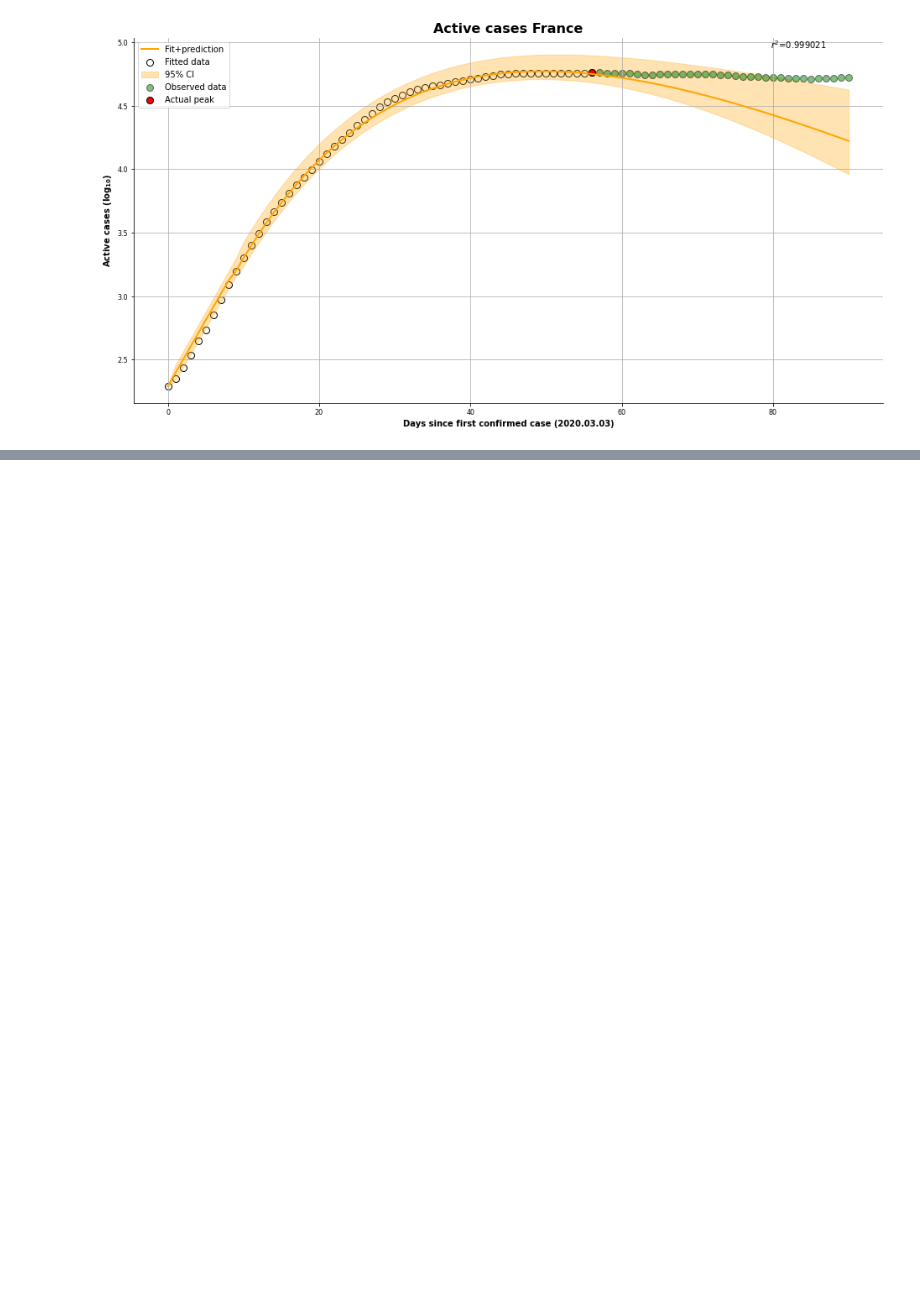
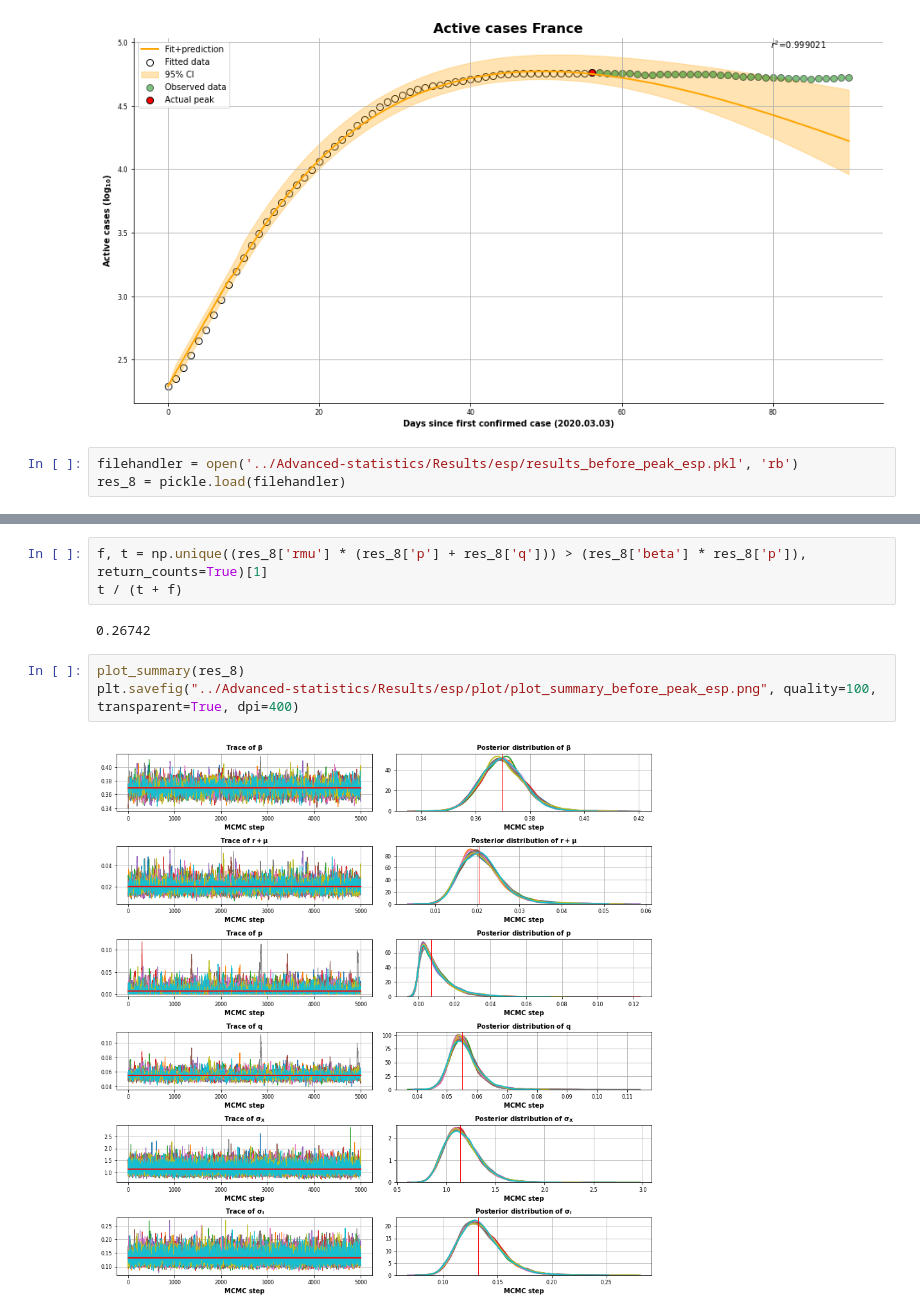
Before and after one commit to Nuelam9/Bayesian-inference-on-SCIR-epidemic-model, a Jupyter notebook: Optimization/Fit-Covid-Data.ipynb, the cells around one changed output, grey strips where cells are left out. Drawn from its saved outputs; the diff is of its cells as text; blank space fills up the shorter version.

```diff
--- a/Optimization/Fit-Covid-Data.ipynb
+++ b/Optimization/Fit-Covid-Data.ipynb
@@ -394,3 +439,6 @@ plot_results(res_6, ci=95, Y=True, Z=False, observed=True)
 #plt.savefig("../Advanced-statistics/Results/fra/first_wave/plot/active_cases_after.png", quality=100, transparent=True, dpi=400)
 # %% [output]
 [figure]
+# %%
+filehandler = open('../Advanced-statistics/Results/esp/results_before_peak_esp.pkl', 'rb')
+res_8 = pickle.load(filehandler)
@@ -396,0 +459,10 @@ plot_results(res_6, ci=95, Y=True, Z=False, observed=True)
+# %%
+f, t = np.unique((res_8['rmu'] * (res_8['p'] + res_8['q'])) > (res_8['beta'] * res_8['p']), return_counts=True)[1]
+t / (t + f)
+# %% [output]
+0.26742
+# %%
+plot_summary(res_8)
+plt.savefig("../Advanced-statistics/Results/esp/plot/plot_summary_before_peak_esp.png", quality=100, transparent=True, dpi=400)
+# %% [output]
+[figure, added]
```
Also changed, not shown: parts of 17 cells of this notebook, 13 other files.
